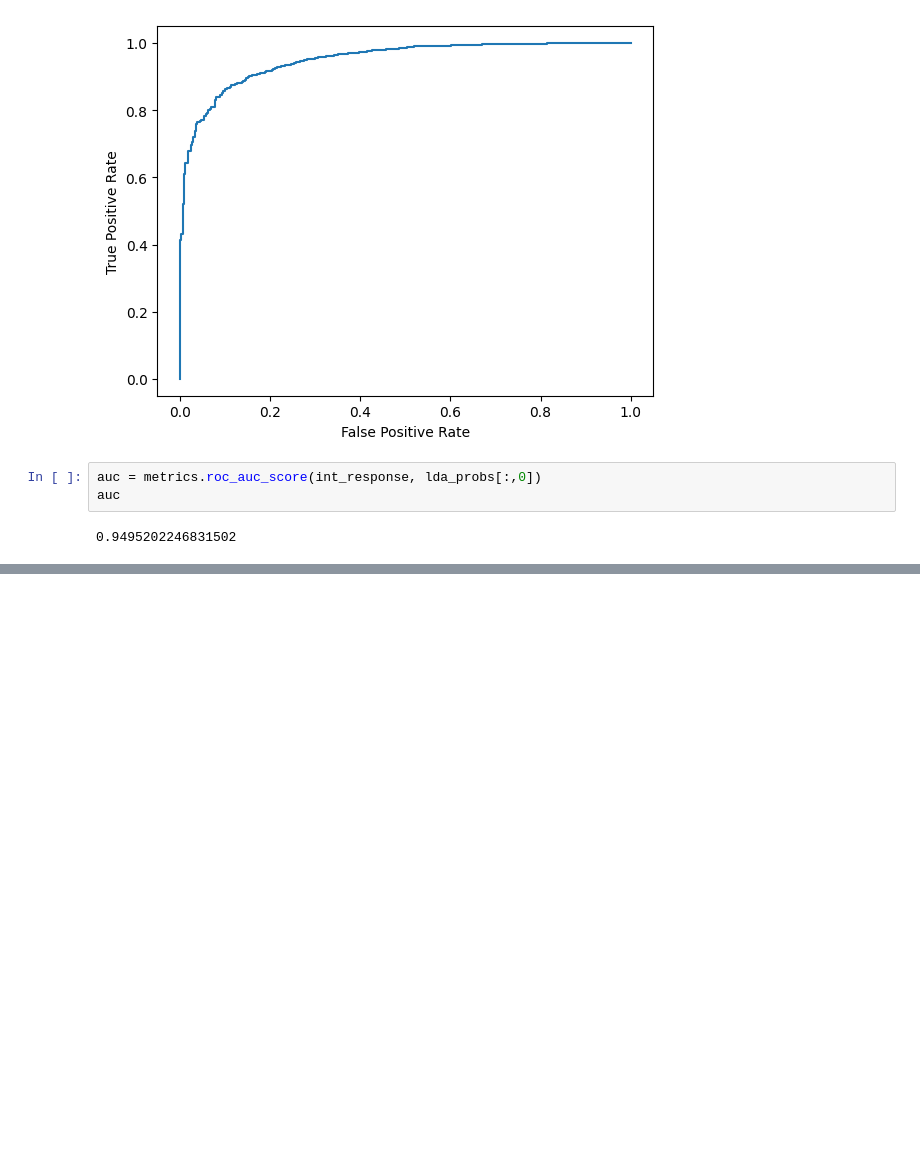
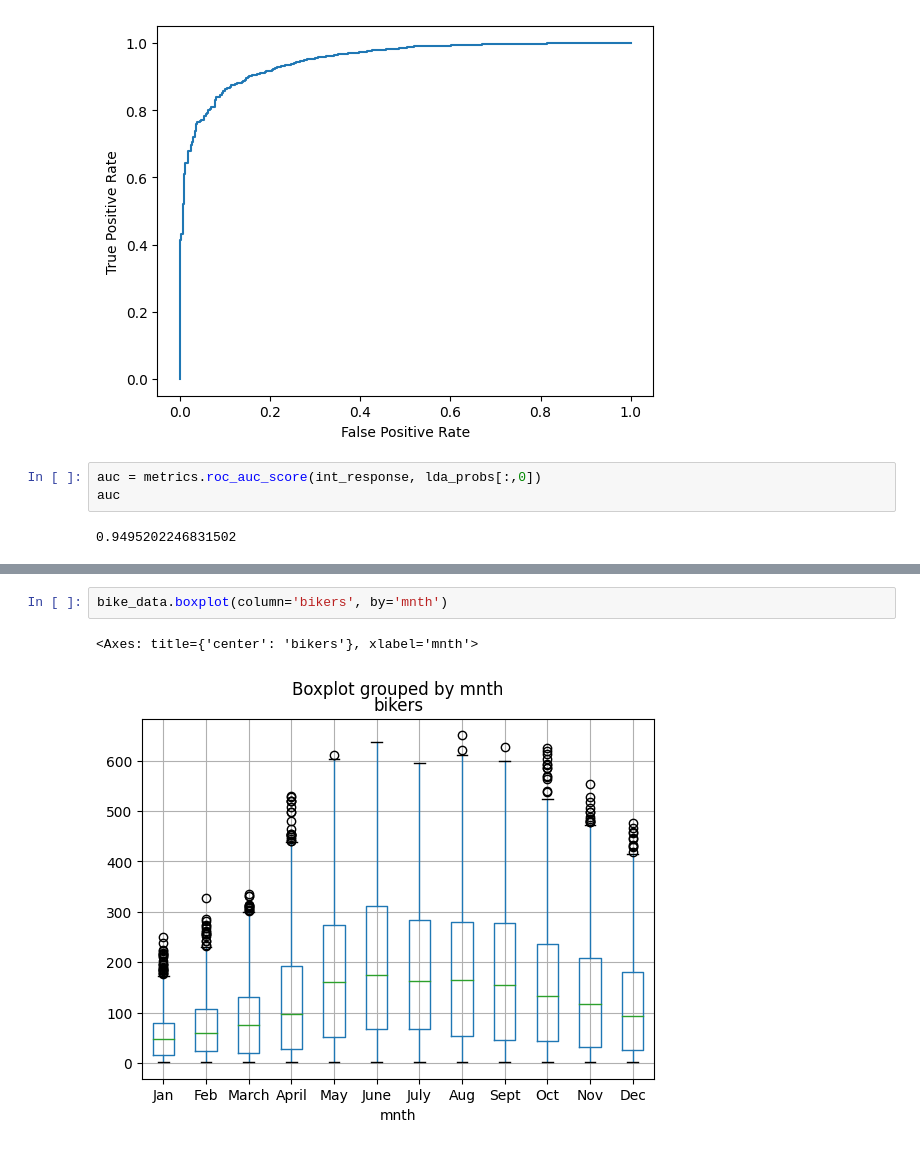
Before and after one commit to bryaneadams/statistical_learning_python, a Jupyter notebook: chapter_4_lab.ipynb, the cells around one changed output, grey strips where cells are left out. Drawn from its saved outputs; the diff is of its cells as text; blank space fills up the shorter version.

```diff
--- a/chapter_4_lab.ipynb
+++ b/chapter_4_lab.ipynb
@@ -650,0 +870,5 @@ auc
+# %%
+bike_data.boxplot(column='bikers', by='mnth')
+# %% [output]
+<Axes: title={'center': 'bikers'}, xlabel='mnth'>
+[figure, added]
```
Also changed, not shown: parts of 41 cells of this notebook, 1 other file.
